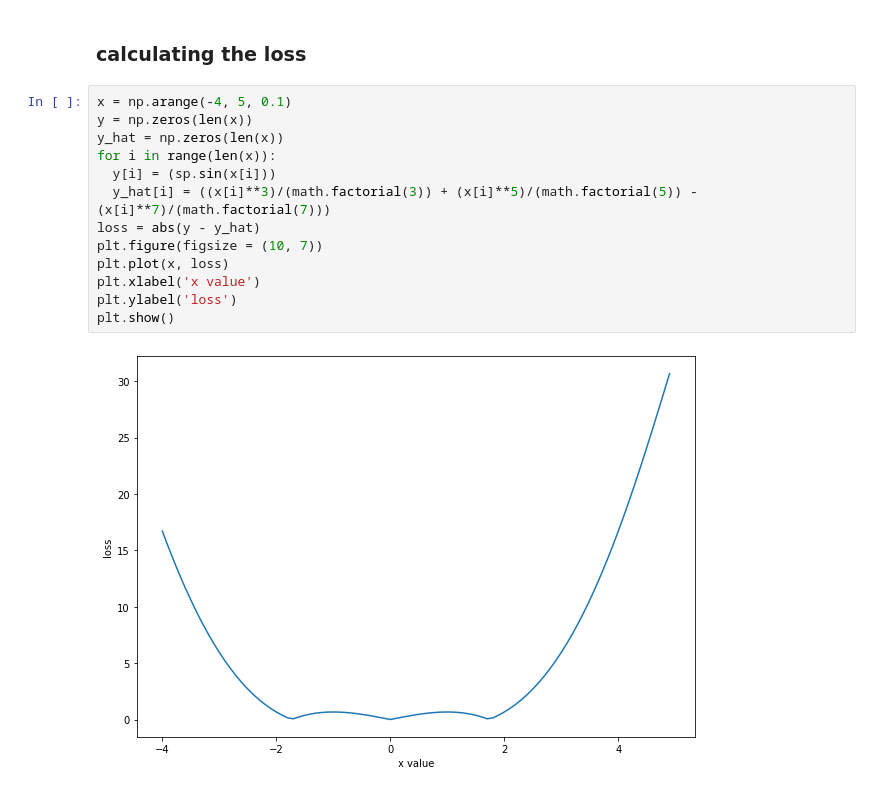
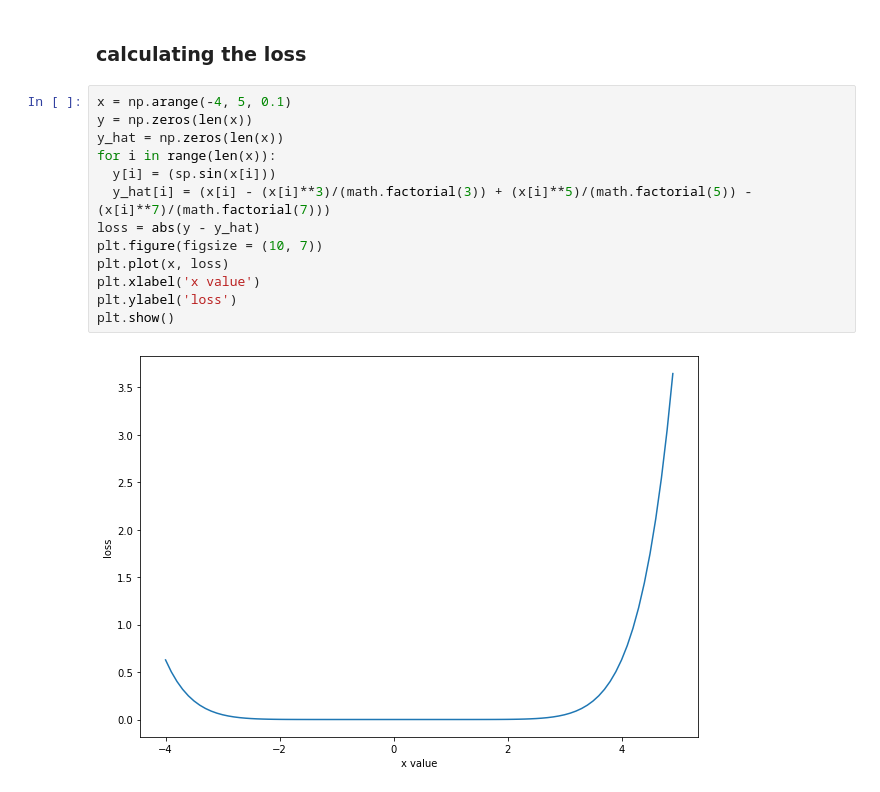
Before and after one commit to sinaapolo969/numericalAnalysis, a Jupyter notebook: numericalAnalysis.ipynb, the cells around one changed output. Saved outputs shown, nothing was run; the diff lists cells and outputs as text.

```diff
--- a/numericalAnalysis.ipynb
+++ b/numericalAnalysis.ipynb
@@ -340,15 +342,15 @@ redline is estimated value and blue line is absolute value of the function $sinx
 # %%
 x = np.arange(-4, 5, 0.1)
 y = np.zeros(len(x))
 y_hat = np.zeros(len(x))
 for i in range(len(x)):
   y[i] = (sp.sin(x[i]))
-  y_hat[i] = ((x[i]**3)/(math.factorial(3)) + (x[i]**5)/(math.factorial(5)) - (x[i]**7)/(math.factorial(7)))
+  y_hat[i] = (x[i] - (x[i]**3)/(math.factorial(3)) + (x[i]**5)/(math.factorial(5)) - (x[i]**7)/(math.factorial(7)))
 loss = abs(y - y_hat)
 plt.figure(figsize = (10, 7))
 plt.plot(x, loss)
 plt.xlabel('x value')
 plt.ylabel('loss')
 plt.show()
 # %% [output]
-[figure, old version]
+[figure, new version]
```
Also changed, not shown: parts of 13 cells of this notebook.
